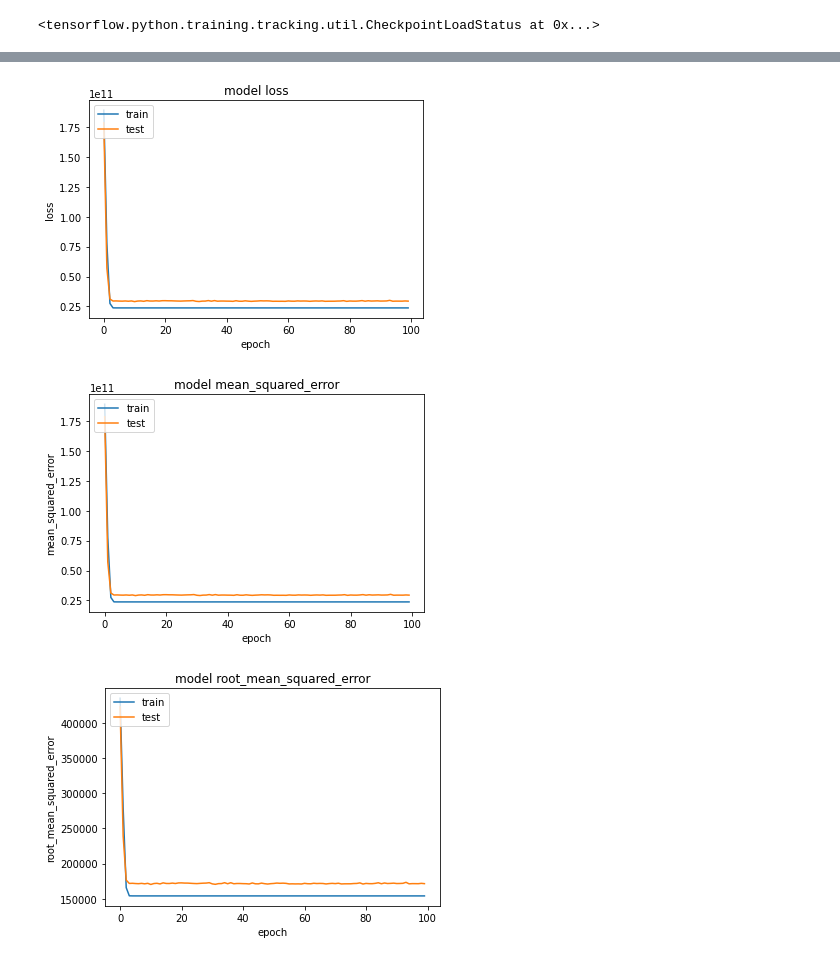
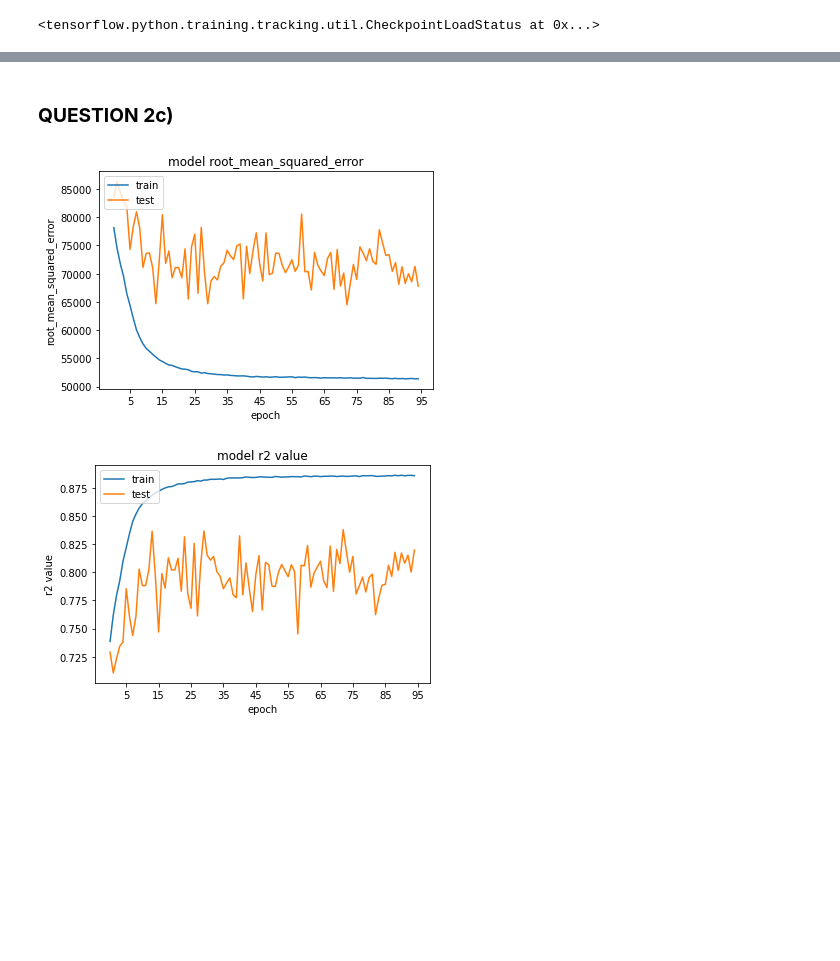
Before and after one commit to ABHISHEK03312/Neural-Networks-and-Deep-Learning, a Jupyter notebook: NNDL_Assignment1.ipynb, the cells around one changed output, grey strips where cells are left out. Cells and saved outputs as stored; diff of their text form; code cells hidden in the pictures; blank space fills up the shorter version.

Commit message:
final plots

```diff
--- a/NNDL_Assignment1.ipynb
+++ b/NNDL_Assignment1.ipynb
@@ -1099,0 +1061,8 @@ plt.show()
+# %%
+num_categories_month = df['month'].nunique()
+num_categories_storey_range = df['storey_range'].nunique()
+num_categories_falt_model_type = df['flat_model_type'].nunique()
+
+print("NUmber of categories of month: ",num_categories_month)
+print("Number of categories of storey range: ",num_categories_storey_range)
+print("NUmber of categories of flat model type: ",num_categories_falt_model_type)
@@ -1141,35 +1135,29 @@ Epoch 100/100
 WARNING:tensorflow:Can save best model only with val_accuracy available, skipping.
+# %% [markdown]
+### **QUESTION 2c)**
 # %%
 plt.figure(1)
-plt.plot(regression_model_embedding_results[0].history['loss'])
-plt.plot(regression_model_embedding_results[0].history['val_loss'])
-plt.title('model loss')
-plt.ylabel('loss')
+plt.plot(regression_model_embedding_results[0].history['root_mean_squared_error'][5:])
+plt.plot(regression_model_embedding_results[0].history['val_root_mean_squared_error'][5:])
+plt.title('model root_mean_squared_error')
+plt.ylabel('root_mean_squared_error')
 plt.xlabel('epoch')
+plt.xticks([x for x in range(5,100,10)])
 plt.legend(['train', 'test'], loc='upper left')
 plt.show()
 
 plt.figure(2)
-plt.plot(regression_model_embedding_results[0].history['mean_squared_error'])
-plt.plot(regression_model_embedding_results[0].history['val_mean_squared_error'])
-plt.title('model mean_squared_error')
-plt.ylabel('mean_squared_error')
+plt.plot(regression_model_embedding_results[0].history['r2_score'][5:])
+plt.plot(regression_model_embedding_results[0].history['val_r2_score'][5:])
+plt.title('model r2 value')
+plt.ylabel('r2 value')
 plt.xlabel('epoch')
+plt.xticks([x for x in range(5,100,10)])
 plt.legend(['train', 'test'], loc='upper left')
 plt.show()
-
-plt.figure(3)
-plt.plot(regression_model_embedding_results[0].history['root_mean_squared_error'])
-plt.plot(regression_model_embedding_results[0].history['val_root_mean_squared_error'])
-plt.title('model root_mean_squared_error')
-plt.ylabel('root_mean_squared_error')
-plt.xlabel('epoch')
-plt.legend(['train', 'test'], loc='upper left')
-plt.show()
 # %% [output]
-[figure, old version]
+[figure, new version]
-[figure, old version]
+[figure, new version]
-[figure, removed]
 # %%
 epoch_with_lowest_test_error(regression_model_embedding_results[0])
 # %% [output]
```
Also changed, not shown: parts of 96 cells of this notebook, 2 other files.
